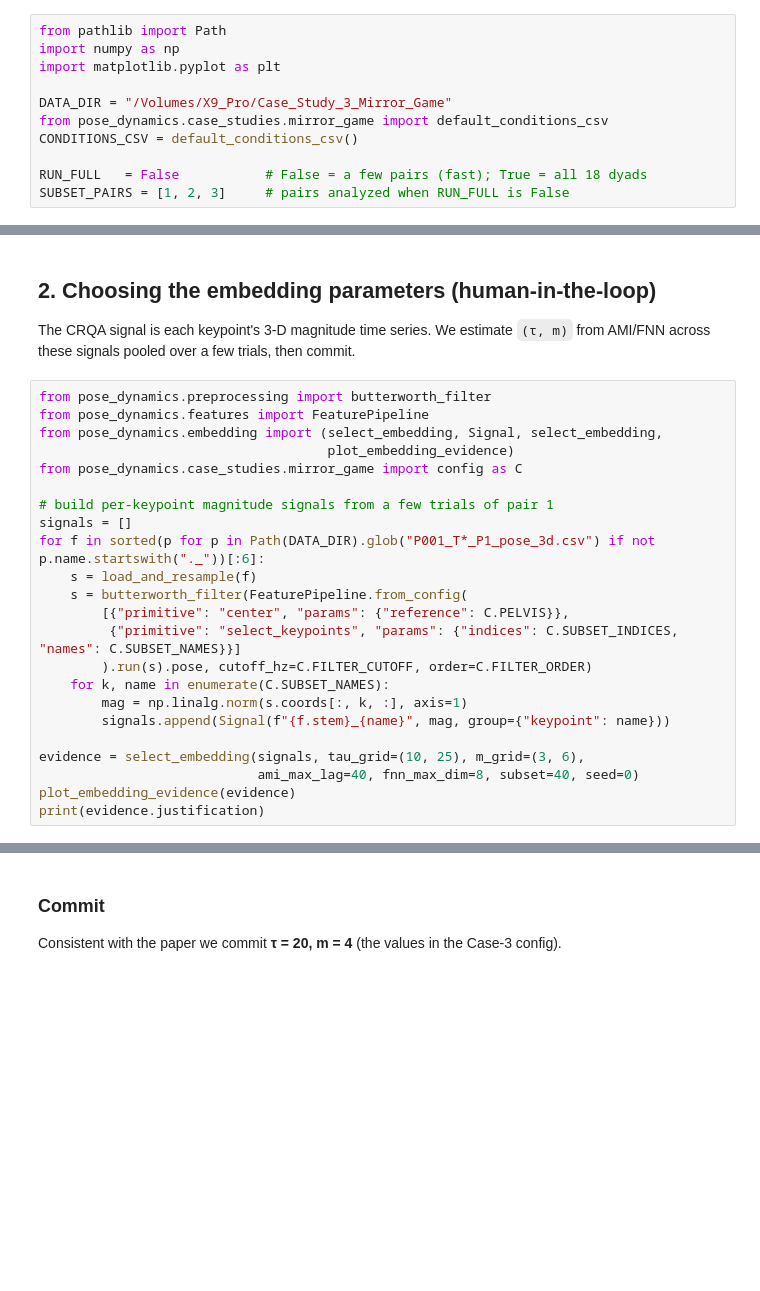
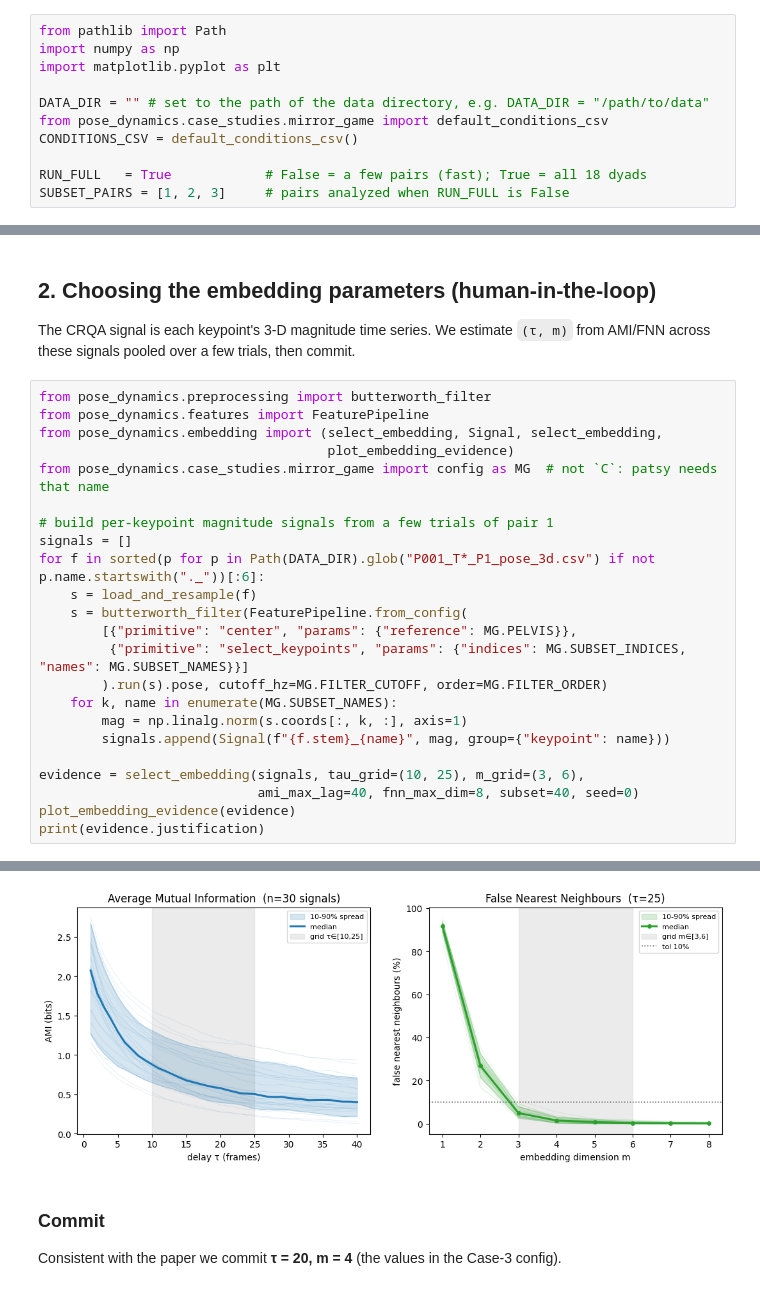
Before and after one commit to MInD-Laboratory/Pose-Dynamics, a Jupyter notebook: notebooks/case3_mirror_game_reproduction.ipynb, the cells around one changed output, grey strips where cells are left out. Cells and saved outputs as stored; diff of their text form; blank space fills up the shorter version.

Commit message:
notebook for case study 3 mirror game reproduction with all outputs and figures generated.

```diff
--- a/notebooks/case3_mirror_game_reproduction.ipynb
+++ b/notebooks/case3_mirror_game_reproduction.ipynb
@@ -26,11 +28,11 @@ from pathlib import Path
 import numpy as np
 import matplotlib.pyplot as plt
 
-DATA_DIR = "/Volumes/X9_Pro/Case_Study_3_Mirror_Game"
+DATA_DIR = "" # set to the path of the data directory, e.g. DATA_DIR = "/path/to/data"
 from pose_dynamics.case_studies.mirror_game import default_conditions_csv
 CONDITIONS_CSV = default_conditions_csv()
 
-RUN_FULL   = False           # False = a few pairs (fast); True = all 18 dyads
+RUN_FULL   = True            # False = a few pairs (fast); True = all 18 dyads
 SUBSET_PAIRS = [1, 2, 3]     # pairs analyzed when RUN_FULL is False
 # %% [markdown]
 ## 1. Load and resample a trial
@@ -55,17 +60,17 @@ from pose_dynamics.preprocessing import butterworth_filter
 from pose_dynamics.features import FeaturePipeline
 from pose_dynamics.embedding import (select_embedding, Signal, select_embedding,
                                      plot_embedding_evidence)
-from pose_dynamics.case_studies.mirror_game import config as C
+from pose_dynamics.case_studies.mirror_game import config as MG  # not `C`: patsy needs that name
 
 # build per-keypoint magnitude signals from a few trials of pair 1
 signals = []
 for f in sorted(p for p in Path(DATA_DIR).glob("P001_T*_P1_pose_3d.csv") if not p.name.startswith("._"))[:6]:
     s = load_and_resample(f)
     s = butterworth_filter(FeaturePipeline.from_config(
-        [{"primitive": "center", "params": {"reference": C.PELVIS}},
-         {"primitive": "select_keypoints", "params": {"indices": C.SUBSET_INDICES, "names": C.SUBSET_NAMES}}]
-        ).run(s).pose, cutoff_hz=C.FILTER_CUTOFF, order=C.FILTER_ORDER)
-    for k, name in enumerate(C.SUBSET_NAMES):
+        [{"primitive": "center", "params": {"reference": MG.PELVIS}},
+         {"primitive": "select_keypoints", "params": {"indices": MG.SUBSET_INDICES, "names": MG.SUBSET_NAMES}}]
+        ).run(s).pose, cutoff_hz=MG.FILTER_CUTOFF, order=MG.FILTER_ORDER)
+    for k, name in enumerate(MG.SUBSET_NAMES):
         mag = np.linalg.norm(s.coords[:, k, :], axis=1)
         signals.append(Signal(f"{f.stem}_{name}", mag, group={"keypoint": name}))
 
@@ -73,3 +78,4 @@ evidence = select_embedding(signals, tau_grid=(10, 25), m_grid=(3, 6),
                             ami_max_lag=40, fnn_max_dim=8, subset=40, seed=0)
 plot_embedding_evidence(evidence)
 print(evidence.justification)
+# %% [output]
@@ -76,3 +98,4 @@ print(evidence.justification)
+[figure, added]
 # %% [markdown]
 ### Commit
 
```
Also changed, not shown: parts of 28 cells of this notebook.
